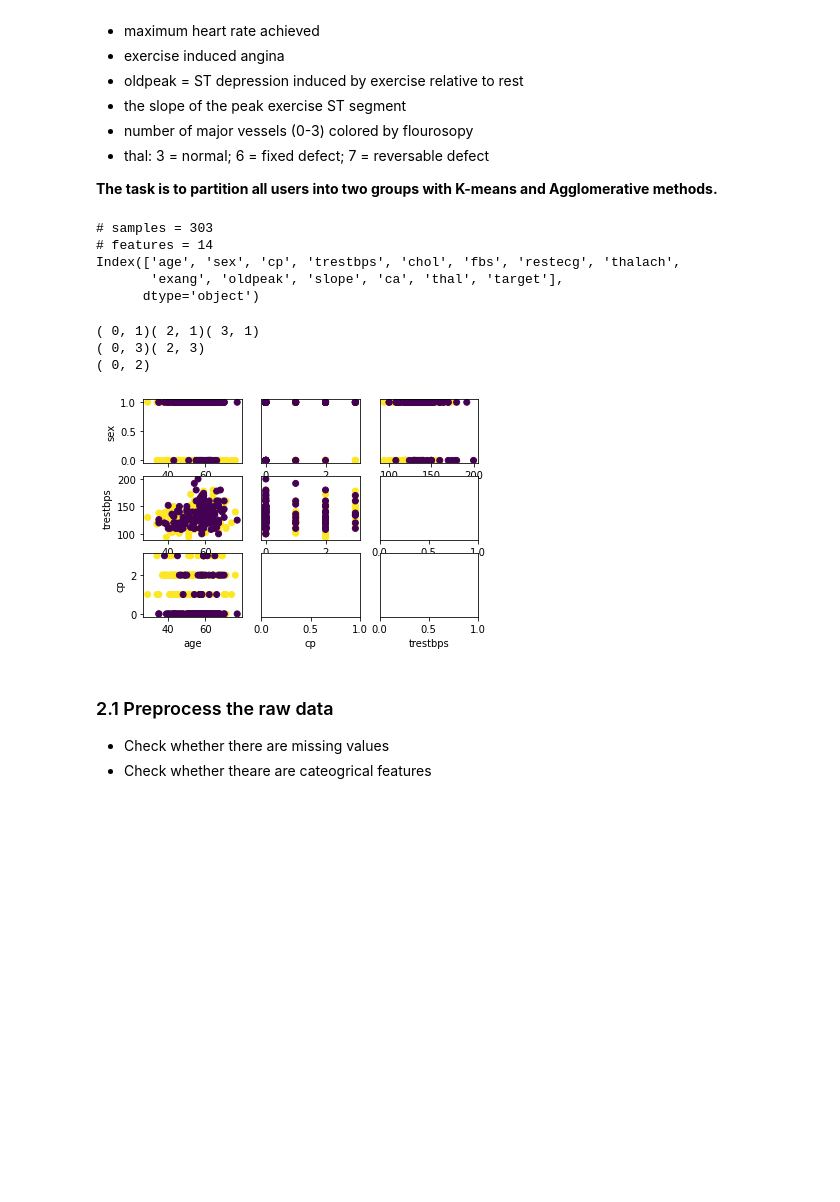
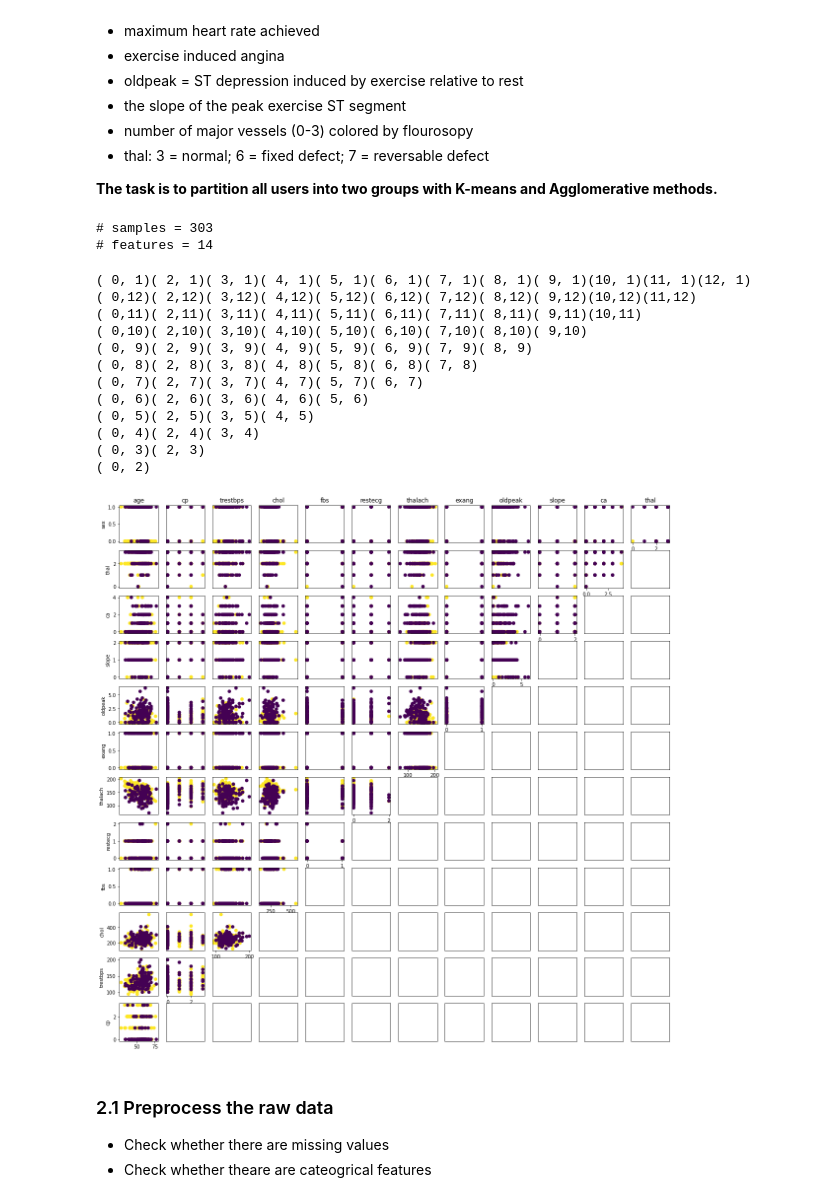
Before and after one commit to lduran2/CIS3715_DataScience_2022, a Jupyter notebook: Lab06/Lab06_Clustering.ipynb, the cells around one changed output. Cells and saved outputs as stored; diff of their text form; code cells hidden in the pictures; blank space fills up the shorter version.

Commit message:
[lab06] all initial plots

```diff
--- a/Lab06/Lab06_Clustering.ipynb
+++ b/Lab06/Lab06_Clustering.ipynb
@@ -119,25 +119,20 @@ df = pd.read_csv(DATASET_FILENAME)
 N_SAMPS, N_FEATS = df.shape
 print(r"# samples = {}".format(N_SAMPS))
 print(r"# features = {}".format(N_FEATS))
-print(df.columns)
 
 # split off the targets
 y = df[df.columns[-1]]
 # %% [output]
 # samples = 303
 # features = 14
-Index(['age', 'sex', 'cp', 'trestbps', 'chol', 'fbs', 'restecg', 'thalach',
-       'exang', 'oldpeak', 'slope', 'ca', 'thal', 'target'],
-      dtype='object')
 # %%
 # visualize the data
 
-N_FEATS = 5
-
 # number of X columns
 N_X_COLS = (N_FEATS - 1)
+
 # create square plot
-fig, ax = plt.subplots(N_X_COLS - 1, N_X_COLS - 1)
+fig, ax = plt.subplots(N_X_COLS - 1, N_X_COLS - 1, figsize=(20, 20))
 
 # clear axes
 for i_row in range(N_X_COLS - 1):
@@ -149,38 +144,49 @@ for i_row in range(N_X_COLS - 1):
 
 # for each row in [1, [d..2]]
 # (i_col, i_row) -> (X0, X1)
 for i_row, iX1 in enumerate([1] + list(range((N_X_COLS - 1), 1, -1))):
     # get the X1 feature header
     X1 = df[df.columns[iX1]]
     # calculate the number of rows
     N_COLS = iX1 if (iX1 != 1) else N_X_COLS
     # for each column [0, [2..N_COLS]]
     for i_col, iX0 in enumerate([0] + list(range(2, N_COLS))):
         # get the X0 feature header
         X0 = df[df.columns[iX0]]
         # print the X as a progress bar
         print('({:2},{:2})'.format(iX0, iX1), end='')
         # plot these two features
         ax[i_row][i_col].scatter(X0, X1, c=y)
     # next iX0
     # label row
-    ax[i_row][0].set_ylabel(df.columns[iX1])
+    ax[i_row][0].get_yaxis().set_label_text(df.columns[iX1])
     ax[i_row][0].get_yaxis().set_visible(True)
     print()
 # next iX1
 
 # for each column in [0, [2..N_X_COLS]]
 for i_col, iX0 in enumerate([0] + list(range(2, N_X_COLS))):
-        ax[i_row][i_col].get_yaxis().set_visible(False)
-    ax[N_COLS][i_col].set_xlabel(df.columns[iX0])
+    # label column
+    ax[0][i_col].set_title(df.columns[iX0])
+    # for the axis, use a backwards diagonal
+    ax[-i_col - 1][i_col].get_xaxis().set_visible(True)
 # next iX0
 
 plt.show()
 # %% [output]
-( 0, 1)( 2, 1)( 3, 1)
+( 0, 1)( 2, 1)( 3, 1)( 4, 1)( 5, 1)( 6, 1)( 7, 1)( 8, 1)( 9, 1)(10, 1)(11, 1)(12, 1)
+( 0,12)( 2,12)( 3,12)( 4,12)( 5,12)( 6,12)( 7,12)( 8,12)( 9,12)(10,12)(11,12)
+( 0,11)( 2,11)( 3,11)( 4,11)( 5,11)( 6,11)( 7,11)( 8,11)( 9,11)(10,11)
+( 0,10)( 2,10)( 3,10)( 4,10)( 5,10)( 6,10)( 7,10)( 8,10)( 9,10)
+( 0, 9)( 2, 9)( 3, 9)( 4, 9)( 5, 9)( 6, 9)( 7, 9)( 8, 9)
+( 0, 8)( 2, 8)( 3, 8)( 4, 8)( 5, 8)( 6, 8)( 7, 8)
+( 0, 7)( 2, 7)( 3, 7)( 4, 7)( 5, 7)( 6, 7)
+( 0, 6)( 2, 6)( 3, 6)( 4, 6)( 5, 6)
+( 0, 5)( 2, 5)( 3, 5)( 4, 5)
+( 0, 4)( 2, 4)( 3, 4)
 ( 0, 3)( 2, 3)
 ( 0, 2)
-[figure, old version]
+[figure, new version]
 # %% [markdown]
 ### 2.1 Preprocess the raw data
 
```
